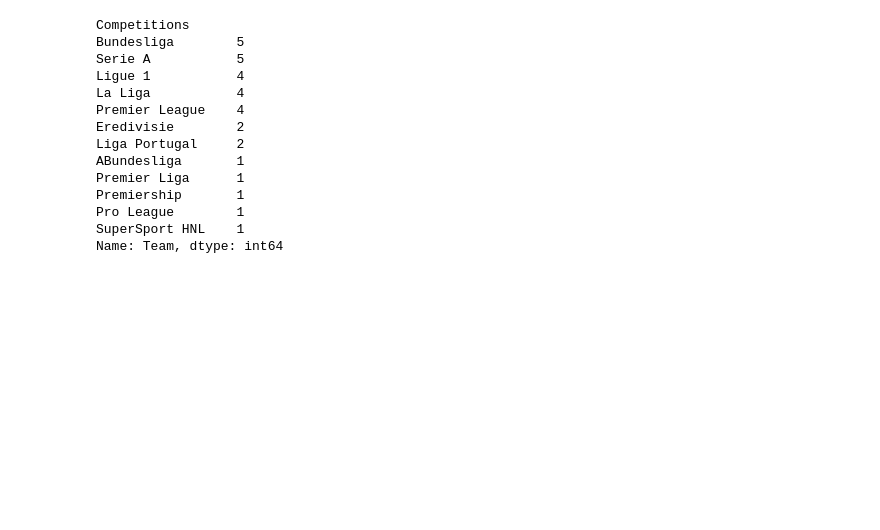
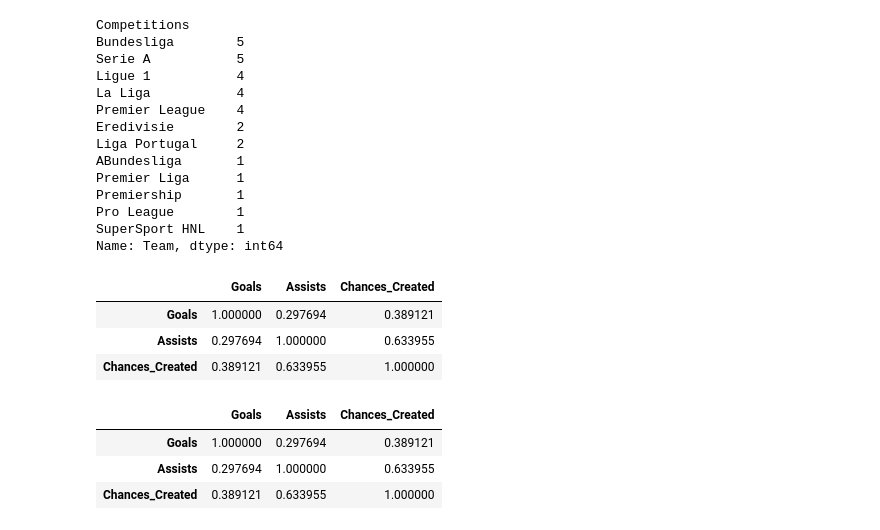
Before and after one commit to ArberKuqi/PythonDataScience_Project, a Jupyter notebook: ChampionsData_Testing/01-testing_ds.ipynb, the cells around one changed output. Saved outputs shown, nothing was run; the diff lists cells and outputs as text; code cells hidden in the pictures; blank space fills up the shorter version.

```diff
--- a/ChampionsData_Testing/01-testing_ds.ipynb
+++ b/ChampionsData_Testing/01-testing_ds.ipynb
@@ -147,5 +173,15 @@ Premiership       1
 Pro League        1
 SuperSport HNL    1
 Name: Team, dtype: int64
-# %%
-ucl['Team'] = ucl['Team'].str.strip()
+# %%
+kolonat_correlation = ['Goals', 'Assists', 'Chances_Created']
+
+# Llogaritja e matricës së korrelacionit
+corr_goals_assists_cc = ucl[kolonat_correlation].corr()
+# %%
+corr_goals_assists_cc
+# %% [output]
+|  | Goals | Assists | Chances_Created |
+| Goals | 1.000000 | 0.297694 | 0.389121 |
+| Assists | 0.297694 | 1.000000 | 0.633955 |
+| Chances_Created | 0.389121 | 0.633955 | 1.000000 |
@@ -151,0 +206,7 @@ ucl['Team'] = ucl['Team'].str.strip()
+# %%
+ucl[['Goals','Assists','Chances_Created']].corr()
+# %% [output]
+|  | Goals | Assists | Chances_Created |
+| Goals | 1.000000 | 0.297694 | 0.389121 |
+| Assists | 0.297694 | 1.000000 | 0.633955 |
+| Chances_Created | 0.389121 | 0.633955 | 1.000000 |
```
Also changed, not shown: parts of 10 cells of this notebook.
